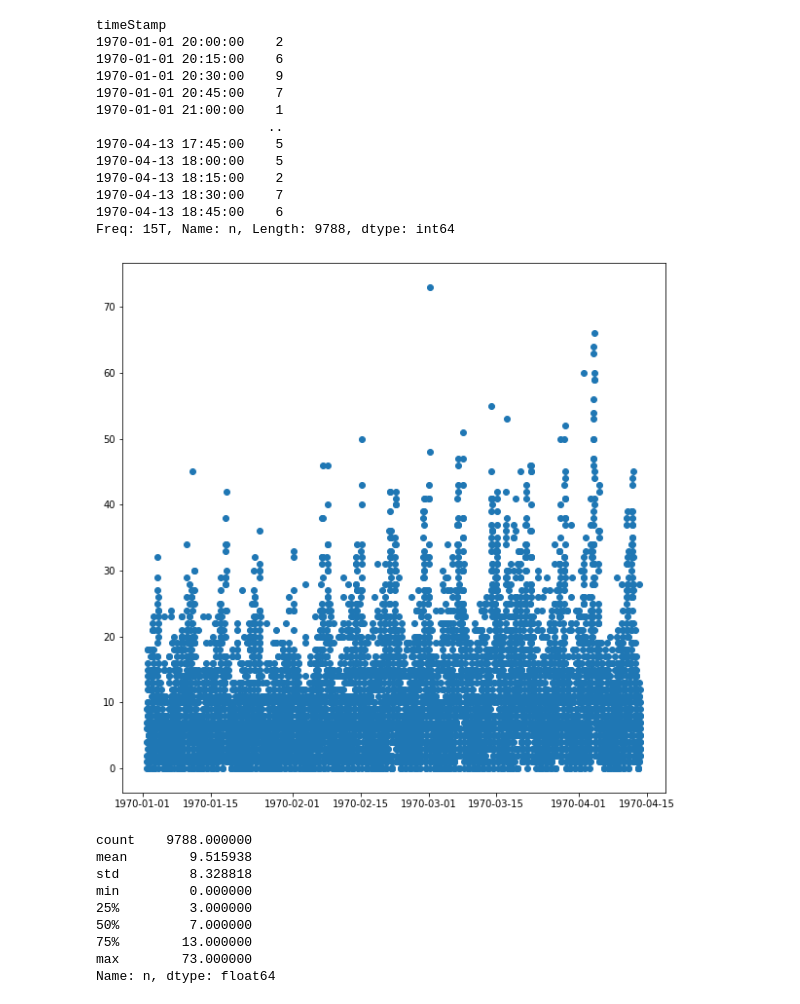
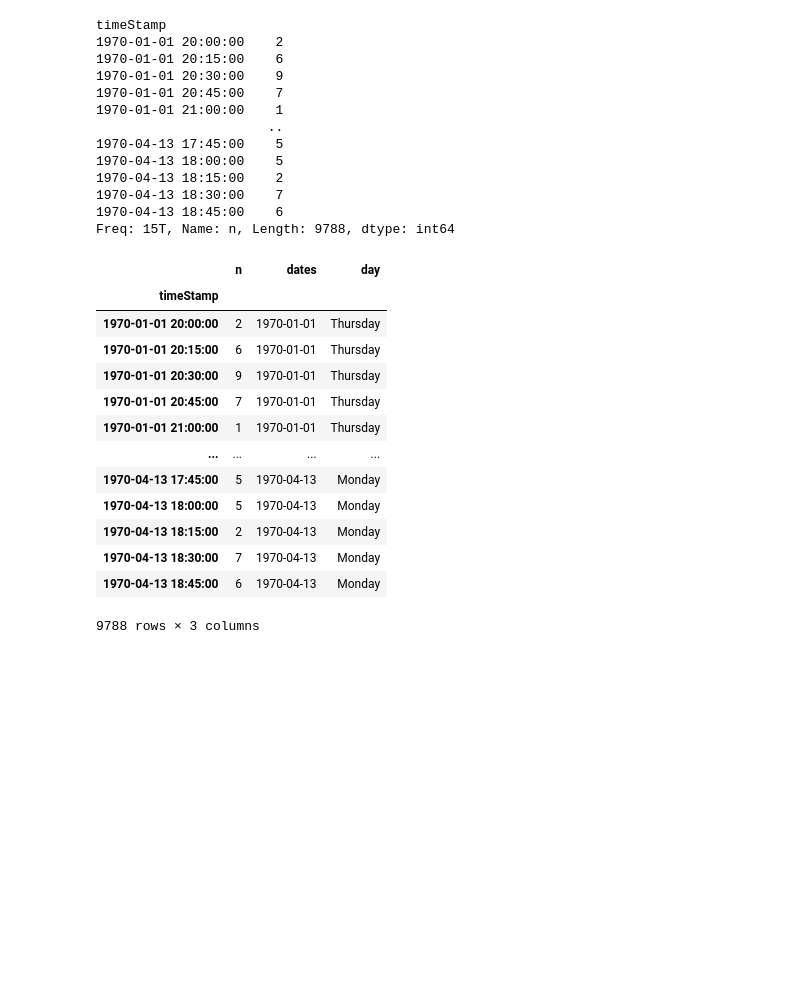
Before and after one commit to jel476/UltimateTechnologies-TakeHome, a Jupyter notebook: Code.ipynb, the cells around one changed output. Cells and saved outputs as stored; diff of their text form; code cells hidden in the pictures; blank space fills up the shorter version.

```diff
--- a/Code.ipynb
+++ b/Code.ipynb
@@ -80,20 +88,27 @@ timeStamp
 1970-04-13 18:30:00    7
 1970-04-13 18:45:00    6
 Freq: 15T, Name: n, Length: 9788, dtype: int64
-# %%
-plt.plot_date(login_15mins.index, login_15mins)
-plt.rcParams['figure.figsize'] = (10,10)
-# %% [output]
-[figure, removed]
-# %%
-login_15mins.describe()
-# %% [output]
-count    9788.000000
-mean        9.515938
-std         8.328818
-min         0.000000
-25%         3.000000
-50%         7.000000
-75%        13.000000
-max        73.000000
-Name: n, dtype: float64
+# %%
+# turning the Series into a data frame and  creating  date  and day columns
+
+
+df_15mins = pd.DataFrame(login_15mins)
+df_15mins['dates'] = df_15mins.index
+df_15mins['dates'] = pd.to_datetime(df_15mins['dates']).dt.normalize()
+df_15mins['day'] = df_15mins['dates'].dt.day_name()
+df_15mins
+# %% [output]
+|  | n | dates | day |
+| timeStamp |  |  |  |
+| 1970-01-01 20:00:00 | 2 | 1970-01-01 | Thursday |
+| 1970-01-01 20:15:00 | 6 | 1970-01-01 | Thursday |
+| 1970-01-01 20:30:00 | 9 | 1970-01-01 | Thursday |
+| 1970-01-01 20:45:00 | 7 | 1970-01-01 | Thursday |
+| 1970-01-01 21:00:00 | 1 | 1970-01-01 | Thursday |
+| ... | ... | ... | ... |
+| 1970-04-13 17:45:00 | 5 | 1970-04-13 | Monday |
+| 1970-04-13 18:00:00 | 5 | 1970-04-13 | Monday |
+| 1970-04-13 18:15:00 | 2 | 1970-04-13 | Monday |
+| 1970-04-13 18:30:00 | 7 | 1970-04-13 | Monday |
+| 1970-04-13 18:45:00 | 6 | 1970-04-13 | Monday |
+9788 rows × 3 columns
```
Also changed, not shown: parts of 9 cells of this notebook.
